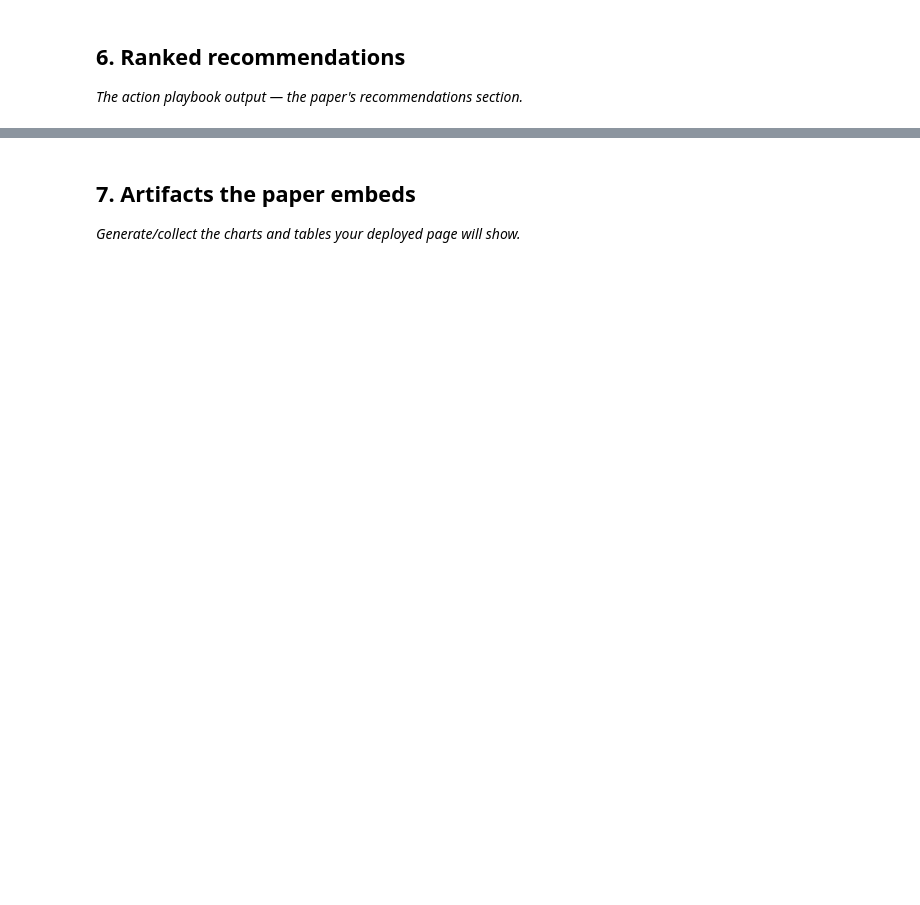
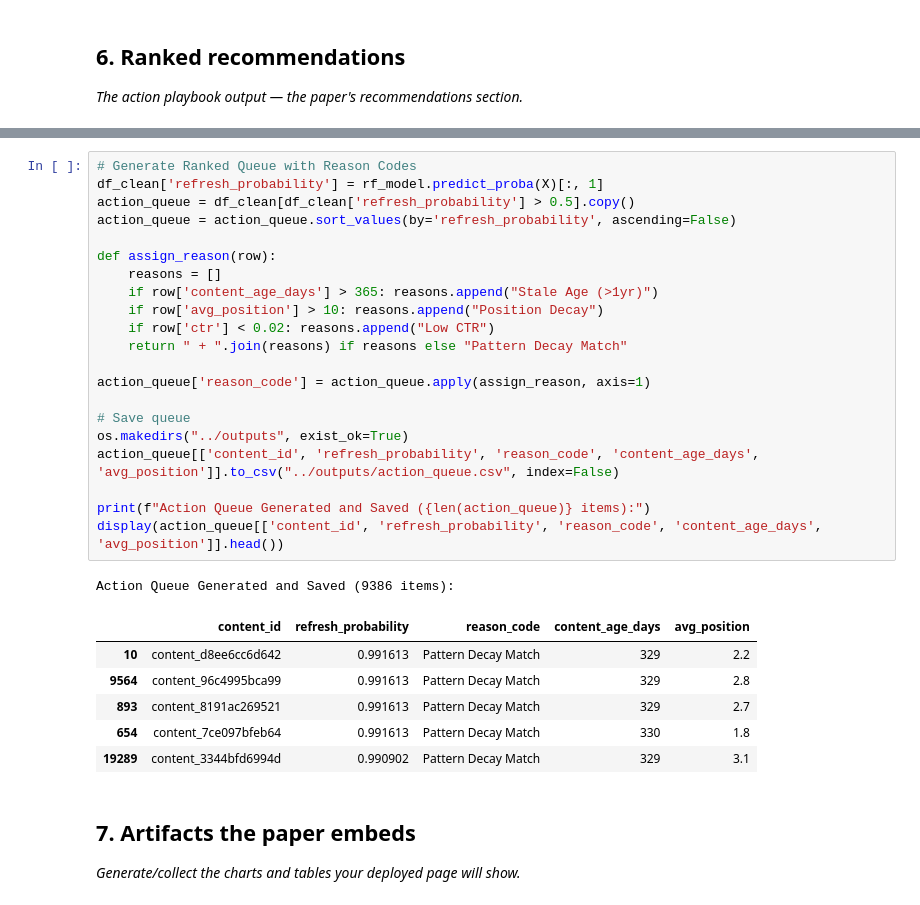
Before and after one commit to Ayushi-369/FlyrankAi-Internship, a Jupyter notebook: work/notebooks/capstone.ipynb, the cells around one changed output, grey strips where cells are left out. Cells and saved outputs as stored; diff of their text form; blank space fills up the shorter version.

```diff
--- a/work/notebooks/capstone.ipynb
+++ b/work/notebooks/capstone.ipynb
@@ -33,3 +188,32 @@ This skeleton is yours to fill. Work the sections **in order** — each one has
+# %%
+# Generate Ranked Queue with Reason Codes
+df_clean['refresh_probability'] = rf_model.predict_proba(X)[:, 1]
+action_queue = df_clean[df_clean['refresh_probability'] > 0.5].copy()
+action_queue = action_queue.sort_values(by='refresh_probability', ascending=False)
+
+def assign_reason(row):
+    reasons = []
+    if row['content_age_days'] > 365: reasons.append("Stale Age (>1yr)")
+    if row['avg_position'] > 10: reasons.append("Position Decay")
+    if row['ctr'] < 0.02: reasons.append("Low CTR")
+    return " + ".join(reasons) if reasons else "Pattern Decay Match"
+
+action_queue['reason_code'] = action_queue.apply(assign_reason, axis=1)
+
+# Save queue
+os.makedirs("../outputs", exist_ok=True)
+action_queue[['content_id', 'refresh_probability', 'reason_code', 'content_age_days', 'avg_position']].to_csv("../outputs/action_queue.csv", index=False)
+
+print(f"Action Queue Generated and Saved ({len(action_queue)} items):")
+display(action_queue[['content_id', 'refresh_probability', 'reason_code', 'content_age_days', 'avg_position']].head())
+# %% [output]
+Action Queue Generated and Saved (9386 items):
+|  | content_id | refresh_probability | reason_code | content_age_days | avg_position |
+| 10 | content_d8ee6cc6d642 | 0.991613 | Pattern Decay Match | 329 | 2.2 |
+| 9564 | content_96c4995bca99 | 0.991613 | Pattern Decay Match | 329 | 2.8 |
+| 893 | content_8191ac269521 | 0.991613 | Pattern Decay Match | 329 | 2.7 |
+| 654 | content_7ce097bfeb64 | 0.991613 | Pattern Decay Match | 330 | 1.8 |
+| 19289 | content_3344bfd6994d | 0.990902 | Pattern Decay Match | 329 | 3.1 |
 # %% [markdown]
 ## 7. Artifacts the paper embeds
 
```
Also changed, not shown: parts of 15 cells of this notebook.
